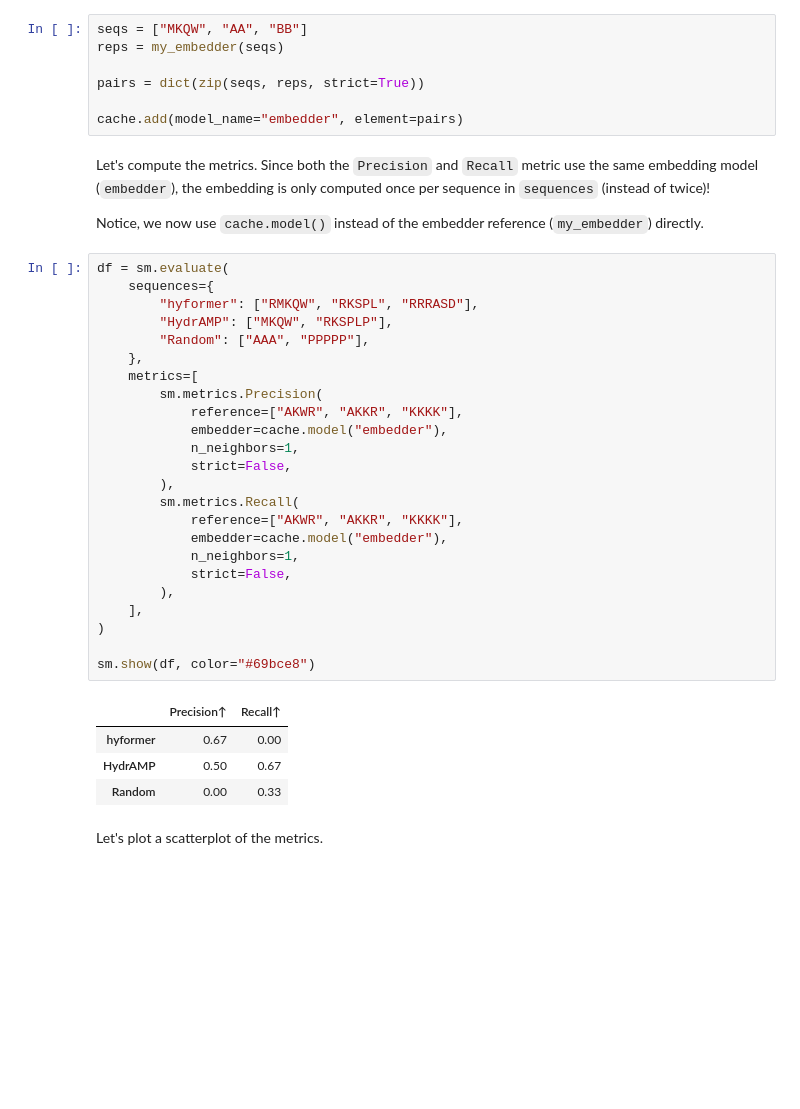
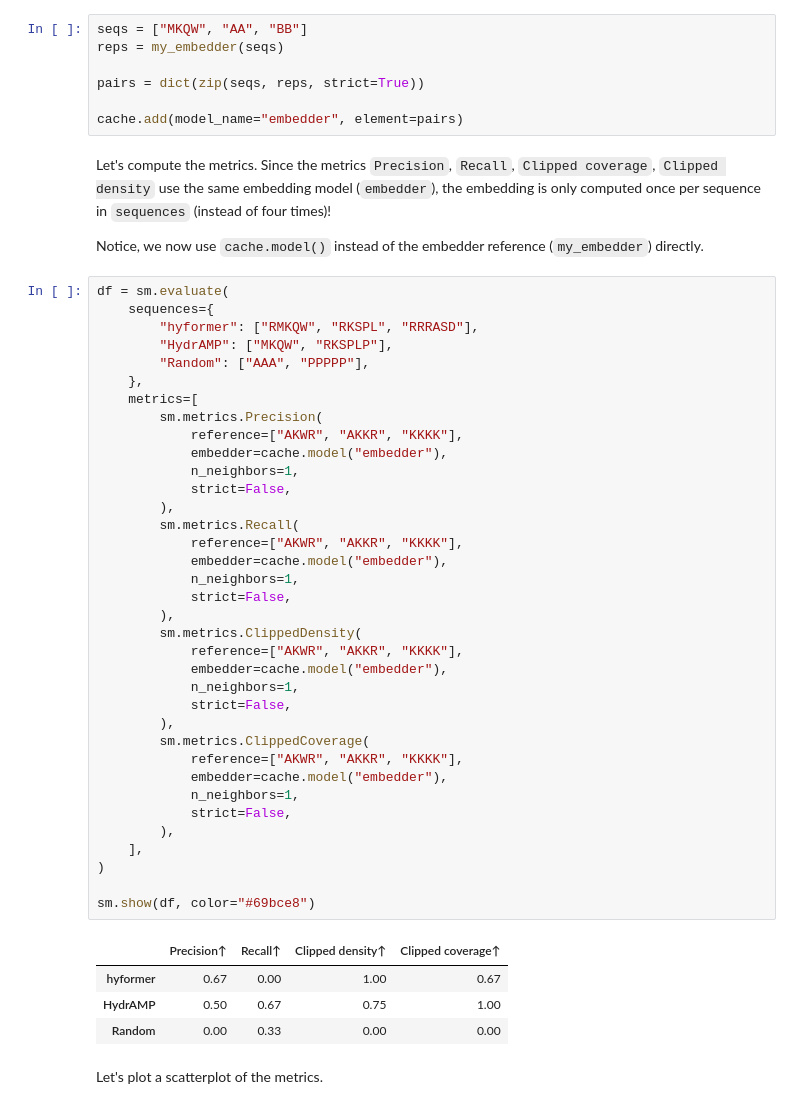
Before and after one commit to szczurek-lab/seqme, a Jupyter notebook: docs/tutorials/getting_started.ipynb, the cells around one changed output. Cells and saved outputs as stored; diff of their text form; blank space fills up the shorter version.

Commit message:
Add clipped density and coverage to getting started notebook

```diff
--- a/docs/tutorials/getting_started.ipynb
+++ b/docs/tutorials/getting_started.ipynb
@@ -256,38 +256,50 @@ pairs = dict(zip(seqs, reps, strict=True))
 
 cache.add(model_name="embedder", element=pairs)
 # %% [markdown]
-Let's compute the metrics. Since both the `Precision` and `Recall` metric use the same embedding model (`embedder`), the embedding is only computed once per sequence in `sequences` (instead of twice)!
+Let's compute the metrics. Since the metrics `Precision`, `Recall`, `Clipped coverage`, `Clipped density` use the same embedding model (`embedder`), the embedding is only computed once per sequence in `sequences` (instead of four times)!
 
 Notice, we now use `cache.model()` instead of the embedder reference (`my_embedder`) directly.
 # %%
 df = sm.evaluate(
     sequences={
         "hyformer": ["RMKQW", "RKSPL", "RRRASD"],
         "HydrAMP": ["MKQW", "RKSPLP"],
         "Random": ["AAA", "PPPPP"],
     },
     metrics=[
         sm.metrics.Precision(
             reference=["AKWR", "AKKR", "KKKK"],
             embedder=cache.model("embedder"),
             n_neighbors=1,
             strict=False,
         ),
         sm.metrics.Recall(
             reference=["AKWR", "AKKR", "KKKK"],
             embedder=cache.model("embedder"),
             n_neighbors=1,
             strict=False,
         ),
+        sm.metrics.ClippedDensity(
+            reference=["AKWR", "AKKR", "KKKK"],
+            embedder=cache.model("embedder"),
+            n_neighbors=1,
+            strict=False,
+        ),
+        sm.metrics.ClippedCoverage(
+            reference=["AKWR", "AKKR", "KKKK"],
+            embedder=cache.model("embedder"),
+            n_neighbors=1,
+            strict=False,
+        ),
     ],
 )
 
 sm.show(df, color="#69bce8")
 # %% [output]
-|  | Precision↑ | Recall↑ |
-| hyformer | 0.67 | 0.00 |
-| HydrAMP | 0.50 | 0.67 |
-| Random | 0.00 | 0.33 |
+|  | Precision↑ | Recall↑ | Clipped density↑ | Clipped coverage↑ |
+| hyformer | 0.67 | 0.00 | 1.00 | 0.67 |
+| HydrAMP | 0.50 | 0.67 | 0.75 | 1.00 |
+| Random | 0.00 | 0.33 | 0.00 | 0.00 |
 # %% [markdown]
 Let's plot a scatterplot of the metrics.
 # %%
```
